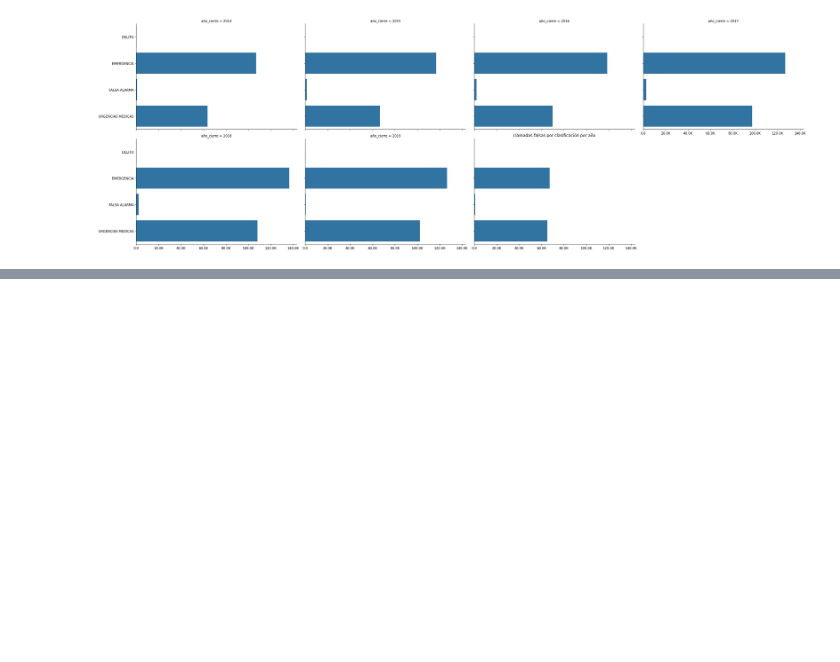
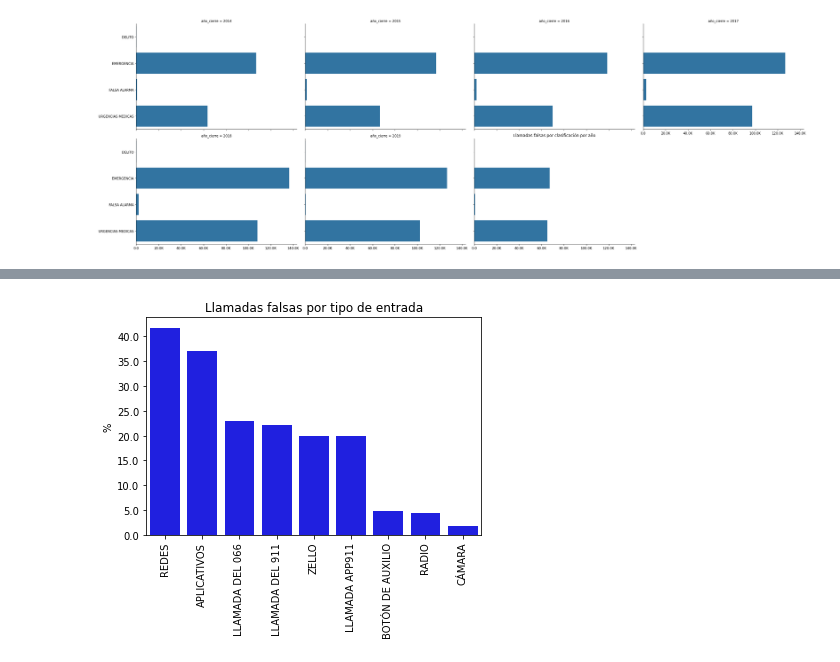
Before and after one commit to caroacostatovany/accidentes-viales-CDMX, a Jupyter notebook: notebooks/EDA_GEDA_Caro.ipynb, the cells around one changed output, grey strips where cells are left out. Cells and saved outputs as stored; diff of their text form; code cells hidden in the pictures; blank space fills up the shorter version.

Commit message:
Agregar llamadas falsas por tipo de entrada

```diff
--- a/notebooks/EDA_GEDA_Caro.ipynb
+++ b/notebooks/EDA_GEDA_Caro.ipynb
@@ -420,0 +575,14 @@ plt.show()
+# %%
+tipo_entrada_total = incidentes_viales_df.groupby(["tipo_entrada"], as_index=True).count()
+
+tipo_entrada_total = tipo_entrada_total.drop(
+    columns=['fecha_creacion', 'hora_creacion', 'hora_creacion',
+             'dia_semana', 'fecha_cierre',
+             'mes_cierre', 'hora_cierre',
+             'delegacion_inicio', 'latitud', 'longitud',
+             'clas_con_f_alarma', 'delegacion_cierre',
+             'geopoint', 'mes', 'incidente_c4',
+             'año_cierre', 'codigo_cierre', 'label'], axis=1)\
+ .rename(columns={'folio':'total_llamadas'})
+
+tipo_entrada_total
@@ -420,0 +601,15 @@ plt.show()
+# %%
+tipo_entrada = incidentes_viales_df.groupby(["tipo_entrada", "label"], as_index=False).count()
+# %%
+tipo_entrada_falsa = tipo_entrada.drop(
+    columns=['fecha_creacion', 'hora_creacion', 'hora_creacion',
+             'dia_semana', 'fecha_cierre',
+             'mes_cierre', 'hora_cierre',
+             'delegacion_inicio', 'latitud', 'longitud',
+             'clas_con_f_alarma', 'delegacion_cierre',
+             'geopoint', 'mes', 'incidente_c4',
+             'año_cierre', 'codigo_cierre'], axis=1)\
+ .rename(columns={'folio':'num_llamadas'})
+
+tipo_entrada_falsa = tipo_entrada_falsa.set_index("tipo_entrada")
+tipo_entrada_falsa
@@ -420,0 +635,5 @@ plt.show()
+# %%
+tipo_entrada_falsa['prop'] = tipo_entrada_falsa['num_llamadas']/tipo_entrada_total['total_llamadas']*100
+tipo_entrada_falsa = tipo_entrada_falsa[tipo_entrada_falsa['label'] == 1]\
+ .sort_values('prop', ascending=False).reset_index()
+tipo_entrada_falsa
@@ -420,0 +651,13 @@ plt.show()
+# %%
+ax = sns.barplot(x="tipo_entrada",
+                 y="prop",
+                 data=tipo_entrada_falsa,
+                 color="b")
+ax.set_xticklabels(ax.get_xticklabels(), rotation=90)
+ax.yaxis.set_major_formatter(FuncFormatter(number_formatter))
+ax.set(title="Llamadas falsas por tipo de entrada",
+       xlabel="",
+       ylabel="%")
+plt.show()
+# %% [output]
+[figure, added]
```
Also changed, not shown: parts of 33 cells of this notebook.
